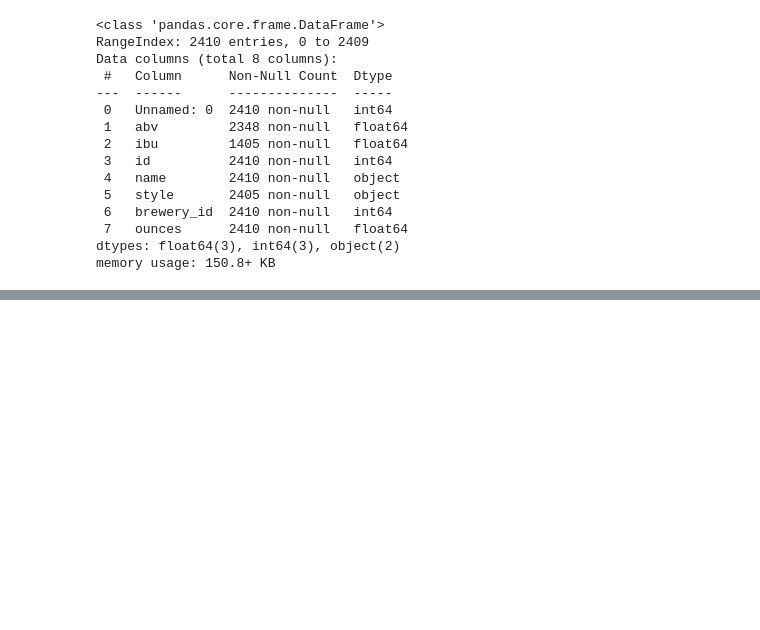
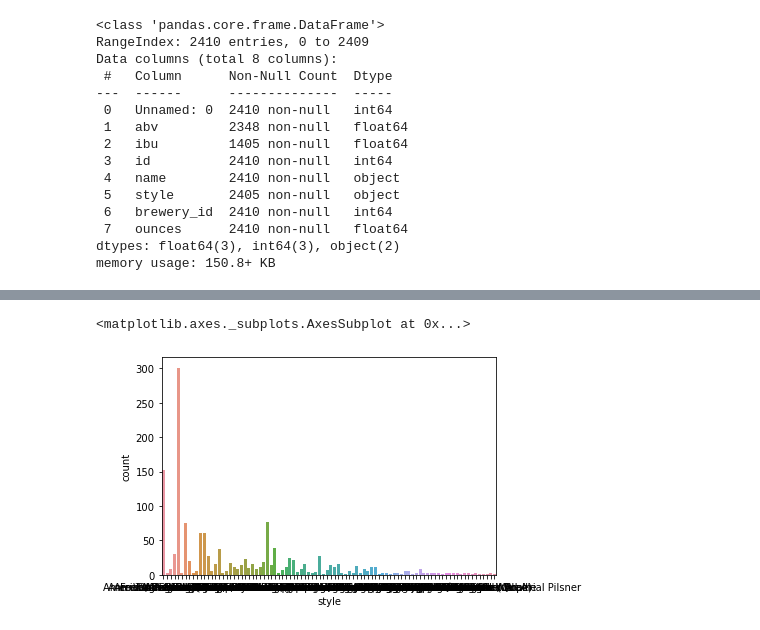
Before and after one commit to akkiannu/BeerAnalysis, a Jupyter notebook: exploration.ipynb, the cells around one changed output, grey strips where cells are left out. Cells and saved outputs as stored; diff of their text form; code cells hidden in the pictures; blank space fills up the shorter version.

```diff
--- a/exploration.ipynb
+++ b/exploration.ipynb
@@ -53,0 +138,5 @@ memory usage: 150.8+ KB
+# %%
+sns.countplot(data= df_beer_copy, x='style')
+# %% [output]
+<matplotlib.axes._subplots.AxesSubplot at 0x...>
+[figure, added]
```
Also changed, not shown: parts of 23 cells of this notebook.
